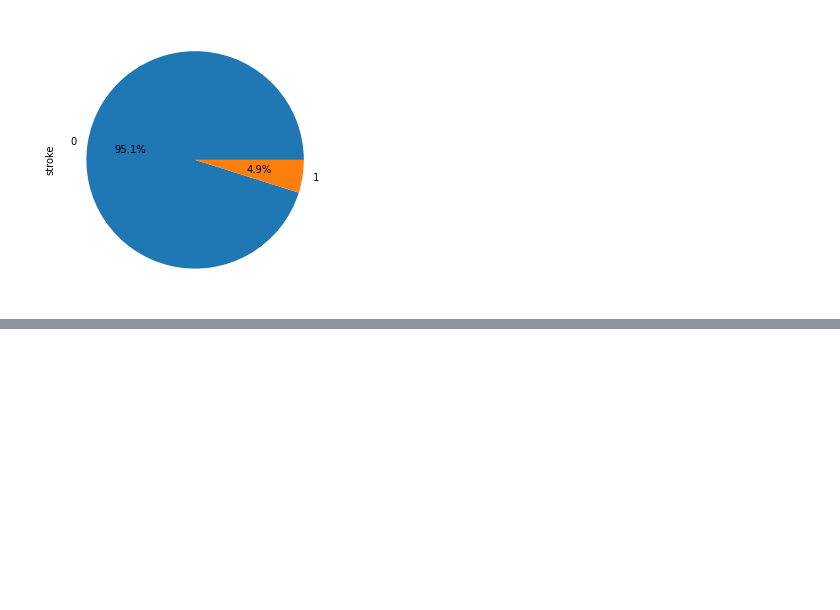
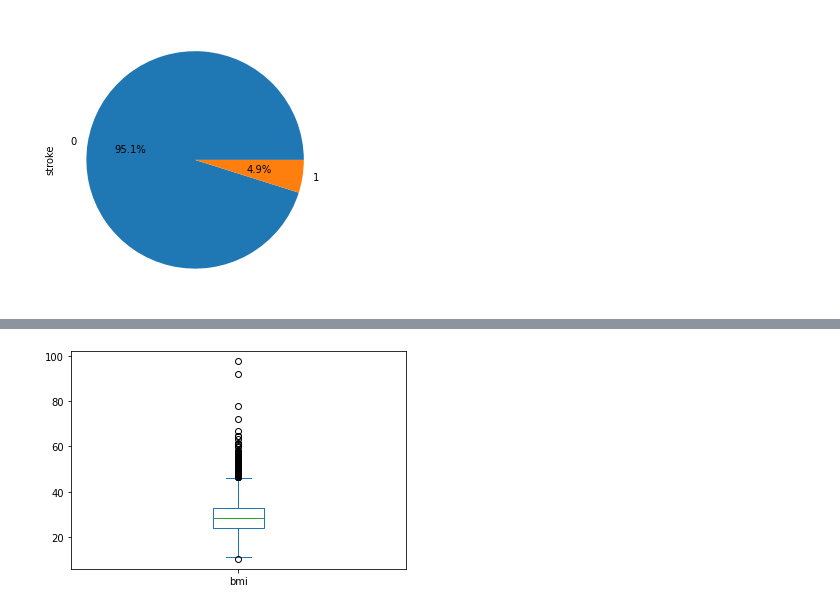
Before and after one commit to Nouran-saad/Stroke_Prediction_DT_Kmeans, a Jupyter notebook: Team4_18p4496_DataMiningProject.ipynb, the cells around one changed output, grey strips where cells are left out. Cells and saved outputs as stored; diff of their text form; code cells hidden in the pictures; blank space fills up the shorter version.

```diff
--- a/Team4_18p4496_DataMiningProject.ipynb
+++ b/Team4_18p4496_DataMiningProject.ipynb
@@ -177,0 +192,5 @@ plt.show()
+# %%
+stroke_data['bmi'].plot(kind = 'box')
+plt.show()
+# %% [output]
+[figure, added]
```
Also changed, not shown: parts of 3 cells of this notebook.
